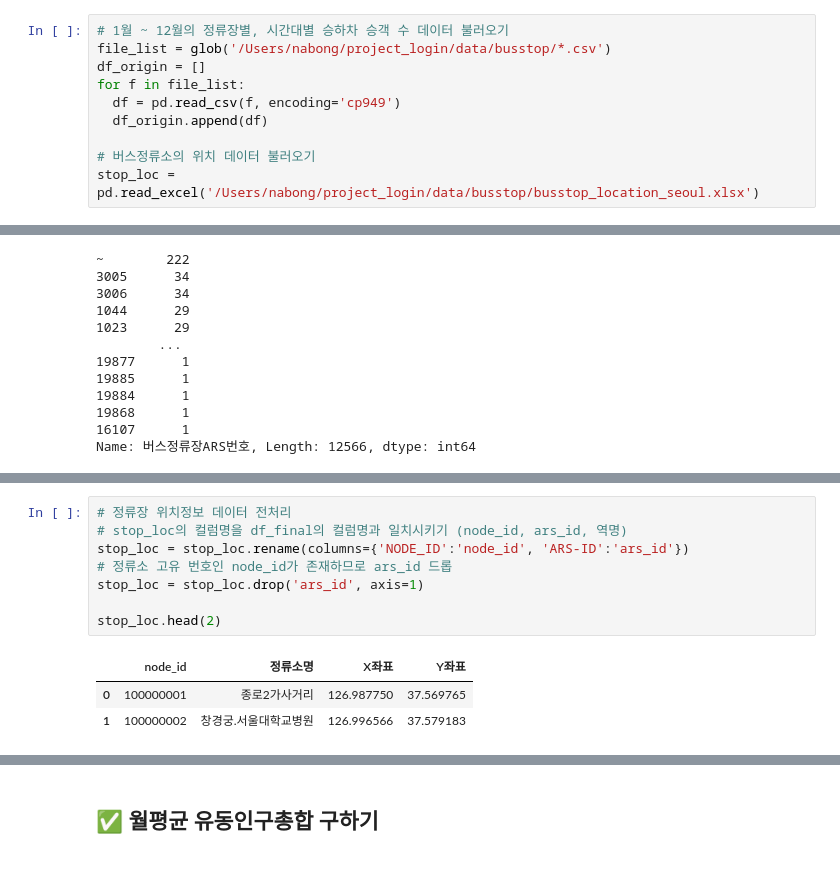
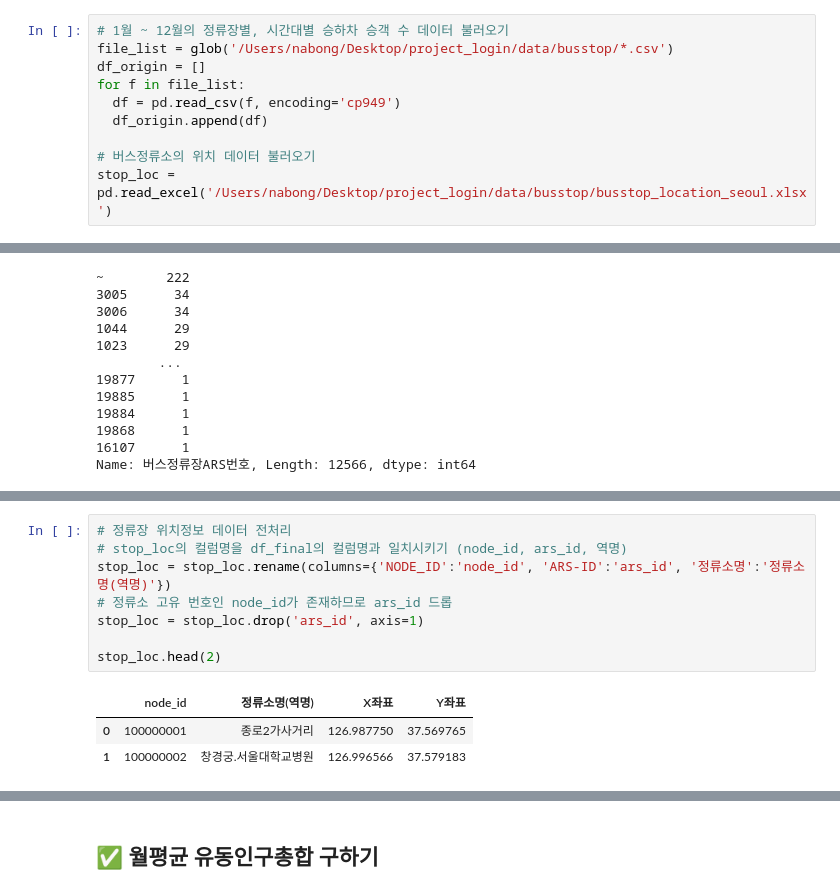
Before and after one commit to sdkim96/Login_project, a Jupyter notebook: Data_analysis_visualization/bus_stop_info.ipynb, the cells around one changed output, grey strips where cells are left out. Cells and saved outputs as stored; diff of their text form.

```diff
--- a/Data_analysis_visualization/bus_stop_info.ipynb
+++ b/Data_analysis_visualization/bus_stop_info.ipynb
@@ -41,13 +73,13 @@ plt.rc('font', family='NanumBarunGothic')
 # %%
 # 1월 ~ 12월의 정류장별, 시간대별 승하차 승객 수 데이터 불러오기
-file_list = glob('/Users/nabong/project_login/data/busstop/*.csv')
+file_list = glob('/Users/nabong/Desktop/project_login/data/busstop/*.csv')
 df_origin = []
 for f in file_list:
   df = pd.read_csv(f, encoding='cp949')
   df_origin.append(df)
 
 # 버스정류소의 위치 데이터 불러오기
-stop_loc = pd.read_excel('/Users/nabong/project_login/data/busstop/busstop_location_seoul.xlsx')
+stop_loc = pd.read_excel('/Users/nabong/Desktop/project_login/data/busstop/busstop_location_seoul.xlsx')
 # %%
 # 컬렴명 비교 결과
 #   3,4,5,6월의 사용년월 컬럼이름이 다름 - 일치 시켜줄 것
@@ -179,13 +211,13 @@ def data_cleaning(df_origin):
 # %%
 # 정류장 위치정보 데이터 전처리
 # stop_loc의 컬럼명을 df_final의 컬럼명과 일치시키기 (node_id, ars_id, 역명)
-stop_loc = stop_loc.rename(columns={'NODE_ID':'node_id', 'ARS-ID':'ars_id'})
+stop_loc = stop_loc.rename(columns={'NODE_ID':'node_id', 'ARS-ID':'ars_id', '정류소명':'정류소명(역명)'})
 # 정류소 고유 번호인 node_id가 존재하므로 ars_id 드롭
 stop_loc = stop_loc.drop('ars_id', axis=1)
 
 stop_loc.head(2)
 # %% [output]
-|  | node_id | 정류소명 | X좌표 | Y좌표 |
+|  | node_id | 정류소명(역명) | X좌표 | Y좌표 |
 | 0 | 100000001 | 종로2가사거리 | 126.987750 | 37.569765 |
 | 1 | 100000002 | 창경궁.서울대학교병원 | 126.996566 | 37.579183 |
 # %%
```
Also changed, not shown: parts of 19 cells of this notebook, 3 other files.
